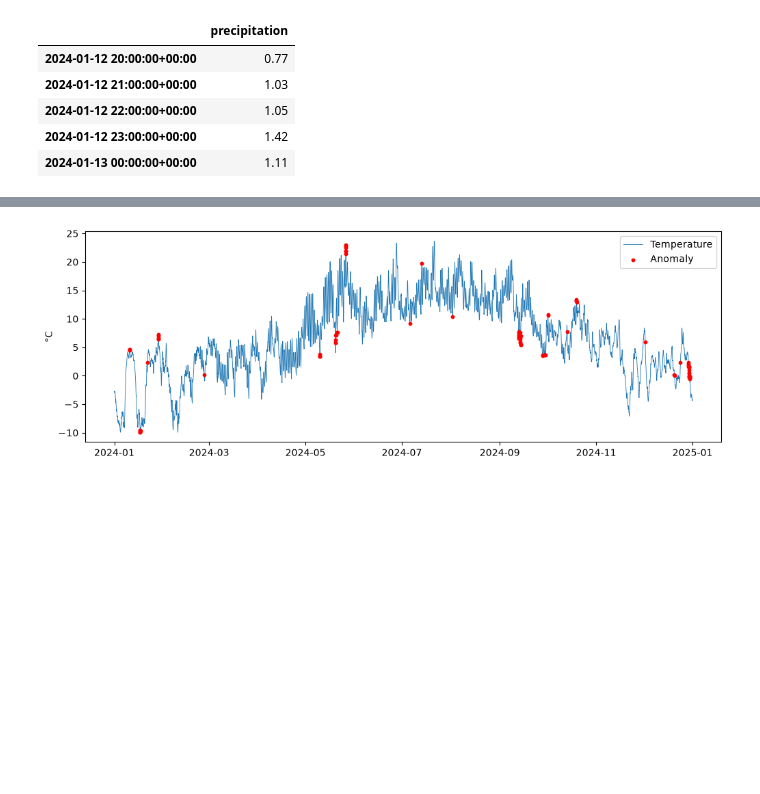
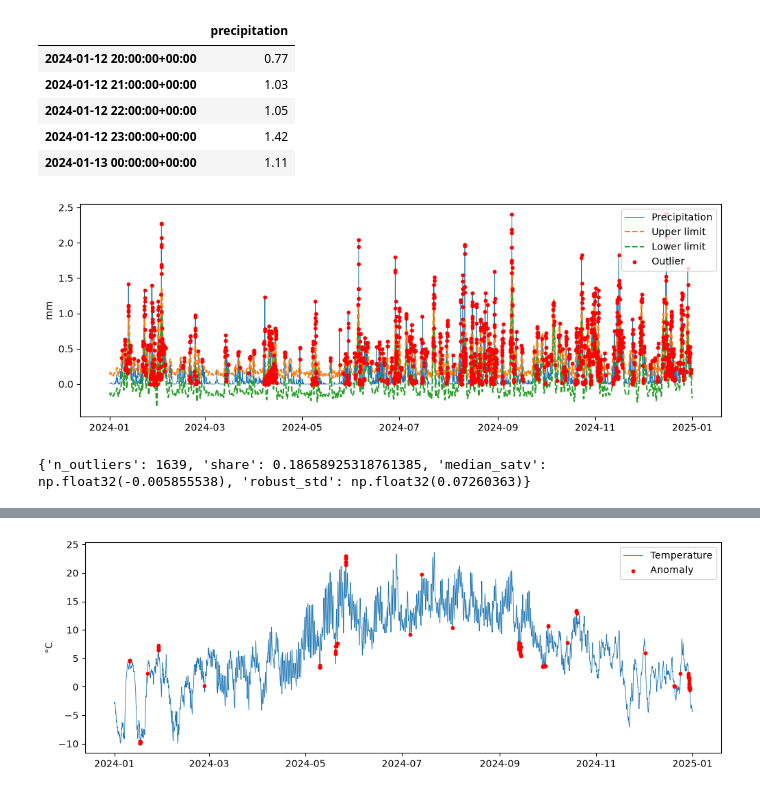
Before and after one commit to Simen03/simen03-ind320-app, a Jupyter notebook: notebooks/part3_project.ipynb, the cells around one changed output, grey strips where cells are left out. Saved outputs shown, nothing was run; the diff lists cells and outputs as text; code cells hidden in the pictures; blank space fills up the shorter version.

```diff
--- a/notebooks/part3_project.ipynb
+++ b/notebooks/part3_project.ipynb
@@ -177,3 +213,10 @@ display(fig); print(summary); out.head()
 | 2024-01-12 22:00:00+00:00 | 1.05 |
 | 2024-01-12 23:00:00+00:00 | 1.42 |
 | 2024-01-13 00:00:00+00:00 | 1.11 |
+# %%
+# SPC test 2: more low frequencies removed and narrower limits
+fig, summary, out = spc_outliers(weather["precipitation"], cutoff=0.05, n_std=2)
+display(fig); print(summary)
+# %% [output]
+[figure, added]
+{'n_outliers': 1639, 'share': 0.18658925318761385, 'median_satv': np.float32(-0.005855538), 'robust_std': np.float32(0.07260363)}
```
Also changed, not shown: parts of 14 cells of this notebook.
